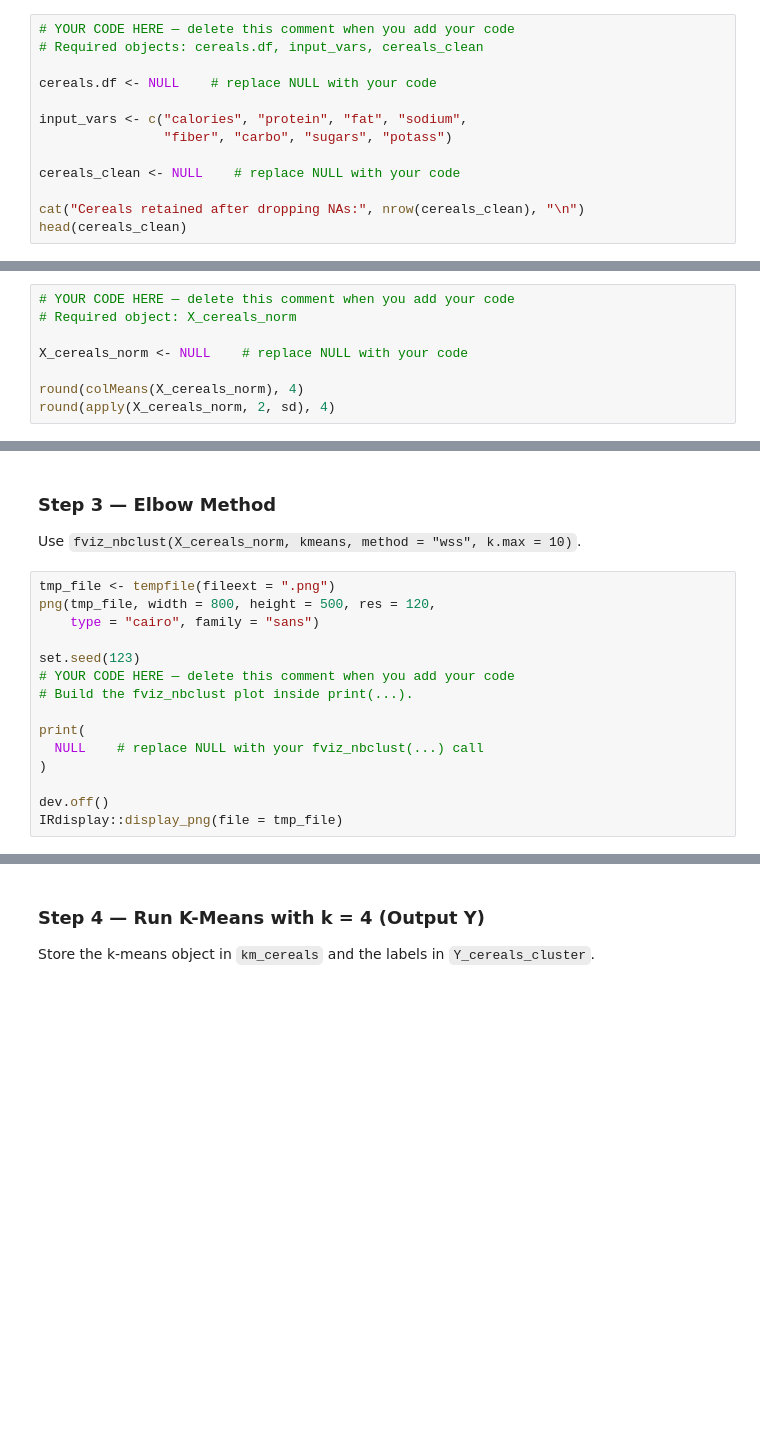
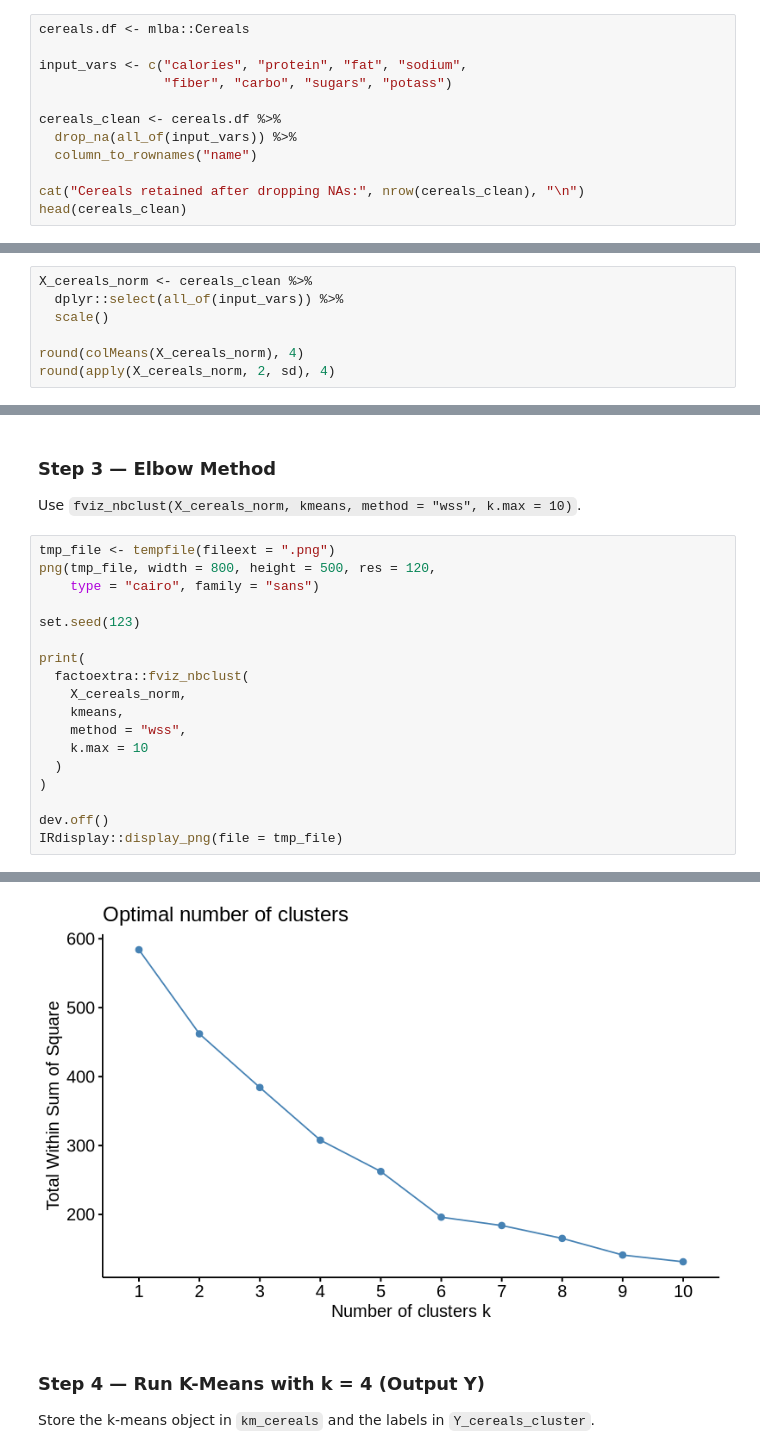
Before and after one commit to Mihir-Singh06/MS3313-SINGH-V3, a Jupyter notebook: Homework/module_5_homework.ipynb, the cells around one changed output, grey strips where cells are left out. Cells and saved outputs as stored; diff of their text form; blank space fills up the shorter version.

```diff
--- a/Homework/module_5_homework.ipynb
+++ b/Homework/module_5_homework.ipynb
@@ -293,15 +399,14 @@ cat("Posterior probabilities:\n"); print(round(pred_new$posterior, 4))
 
 Use `cereals.df` for the raw data, `input_vars` for the 8 variable names, and `cereals_clean` for the cleaned dataframe with `name` as row label.
 # %%
-# YOUR CODE HERE — delete this comment when you add your code
-# Required objects: cereals.df, input_vars, cereals_clean
-
-cereals.df <- NULL    # replace NULL with your code
+cereals.df <- mlba::Cereals
 
 input_vars <- c("calories", "protein", "fat", "sodium",
                 "fiber", "carbo", "sugars", "potass")
 
-cereals_clean <- NULL    # replace NULL with your code
+cereals_clean <- cereals.df %>%
+  drop_na(all_of(input_vars)) %>%
+  column_to_rownames("name")
 
 cat("Cereals retained after dropping NAs:", nrow(cereals_clean), "\n")
 head(cereals_clean)
@@ -310,10 +426,9 @@ head(cereals_clean)
 
 Store the standardized matrix in `X_cereals_norm`.
 # %%
-# YOUR CODE HERE — delete this comment when you add your code
-# Required object: X_cereals_norm
-
-X_cereals_norm <- NULL    # replace NULL with your code
+X_cereals_norm <- cereals_clean %>%
+  dplyr::select(all_of(input_vars)) %>%
+  scale()
 
 round(colMeans(X_cereals_norm), 4)
 round(apply(X_cereals_norm, 2, sd), 4)
@@ -327,12 +447,16 @@ png(tmp_file, width = 800, height = 500, res = 120,
     type = "cairo", family = "sans")
 
 set.seed(123)
-# YOUR CODE HERE — delete this comment when you add your code
-# Build the fviz_nbclust plot inside print(...).
 
 print(
-  NULL    # replace NULL with your fviz_nbclust(...) call
+  factoextra::fviz_nbclust(
+    X_cereals_norm,
+    kmeans,
+    method = "wss",
+    k.max = 10
+  )
 )
 
 dev.off()
 IRdisplay::display_png(file = tmp_file)
+# %% [output]
@@ -339,3 +465,4 @@ IRdisplay::display_png(file = tmp_file)
+[figure, added]
 # %% [markdown]
 ### Step 4 — Run K-Means with k = 4 (Output Y)
 
```
Also changed, not shown: parts of 19 cells of this notebook.
